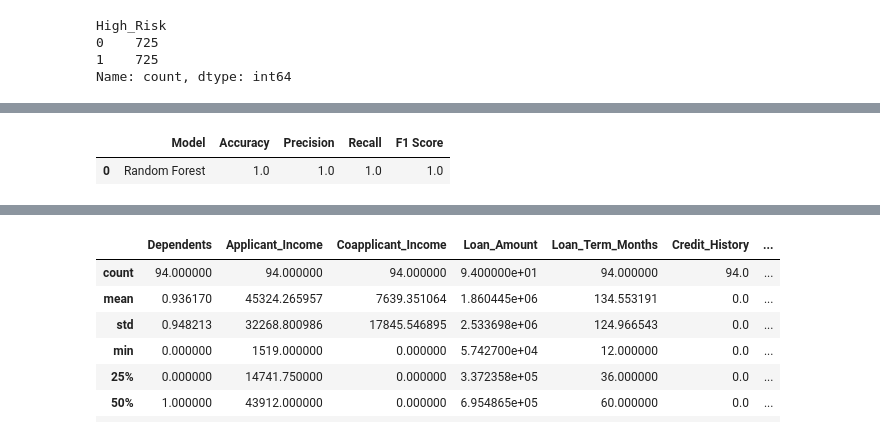
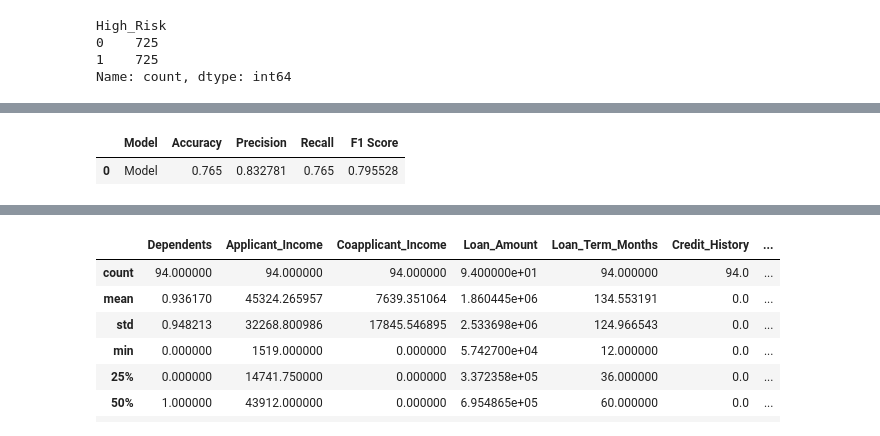
Before and after one commit to Unserved-sleep/hdfc-ml-project, a Jupyter notebook: notebooks/03_default_risk_analysis.ipynb, the cells around one changed output, grey strips where cells are left out. Saved outputs shown, nothing was run; the diff lists cells and outputs as text; code cells hidden in the pictures.

```diff
--- a/notebooks/03_default_risk_analysis.ipynb
+++ b/notebooks/03_default_risk_analysis.ipynb
@@ -106,8 +96,8 @@ High_Risk
 Name: count, dtype: int64
 # %%
 smote = SMOTE(random_state=42)
-X_train, y_train = smote.fit_resample(
-    X_train,
+x_train, y_train = smote.fit_resample(
+    x_train,
     y_train
 )
 print(y_train.value_counts())
@@ -123,7 +113,7 @@ lr_pipeline = build_pipeline(
     LogisticRegression(random_state=42)
 )
 # %%
-lr_pipeline.fit(X_train, y_train)
+lr_pipeline.fit(x_train, y_train)
 # %% [output]
 Pipeline(steps=[('preprocessor',
                  ColumnTransformer(transformers=[('num',
@@ -195,9 +185,9 @@ rf_params = {
 grid_rf = perform_grid_search(
     pipeline=rf_pipeline,
     parameters=rf_params,
-    X_train=X_train,
+    x_train=x_train,
     y_train=y_train,
-    scoring="recall"
+    scoring="roc_auc"
 )
 # %%
 grid_rf.best_params_
@@ -211,19 +201,18 @@ best_rf = grid_rf.best_estimator_
 
 rf_pred = predict(
     best_rf,
-    X_test
+    x_test
 )
 # %%
-rf_results = evaluate_classification2(
+rf_results = evaluate_classification(
     y_test,
-    rf_pred,
-    "Random Forest"
+    rf_pred
 )
 
 rf_results
 # %% [output]
 |  | Model | Accuracy | Precision | Recall | F1 Score |
-| 0 | Random Forest | 1.0 | 1.0 | 1.0 | 1.0 |
+| 0 | Model | 0.765 | 0.832781 | 0.765 | 0.795528 |
 # %%
 print_classification_report(
     y_test,
```
Also changed, not shown: parts of 22 cells of this notebook, 18 other files.
